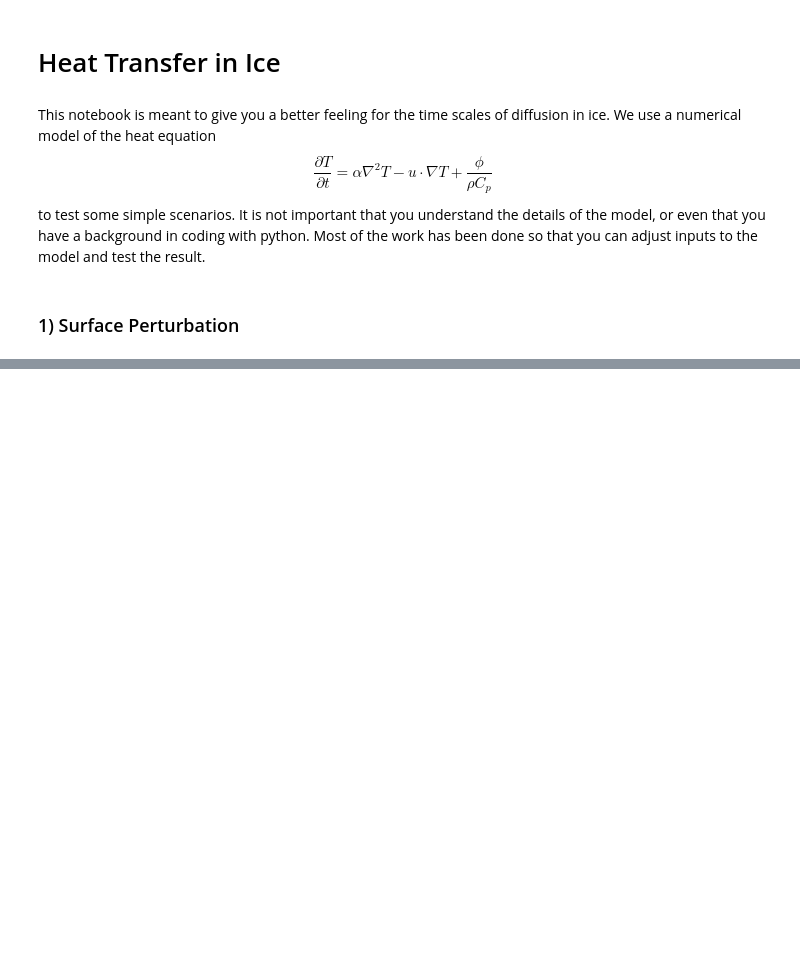
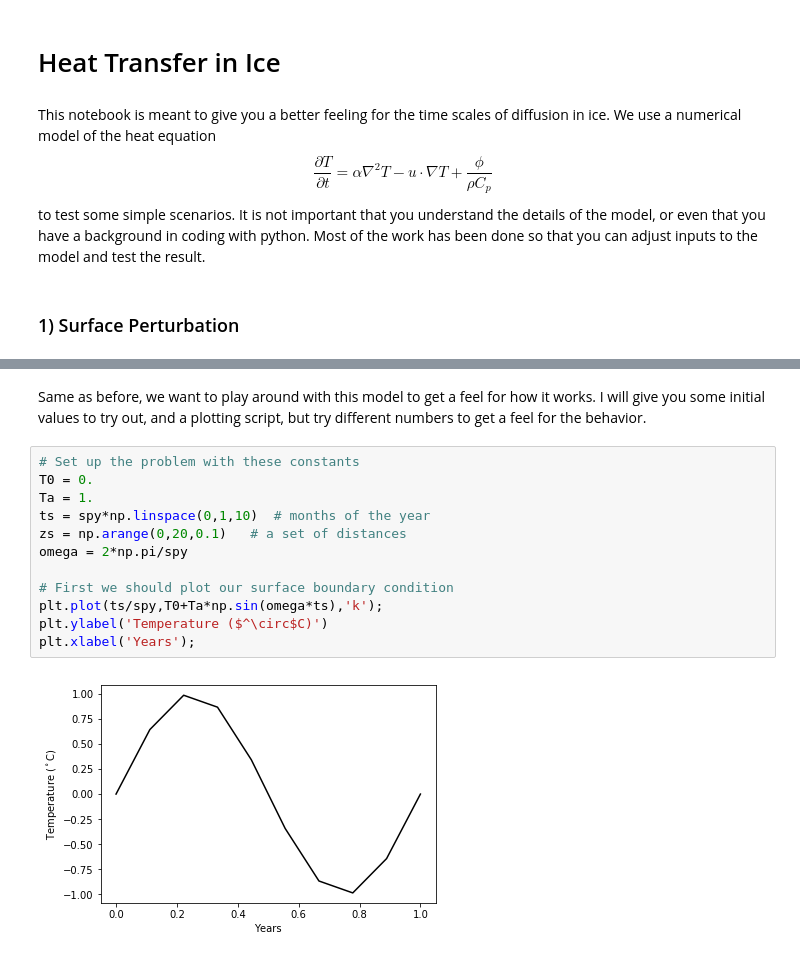
Before and after one commit to benhills/HeatTransfer_Teaching, a Jupyter notebook: HeatTransfer_ESS431.ipynb, the cells around one changed output, grey strips where cells are left out. Cells and saved outputs as stored; diff of their text form; blank space fills up the shorter version.

```diff
--- a/HeatTransfer_ESS431.ipynb
+++ b/HeatTransfer_ESS431.ipynb
@@ -138,0 +71,16 @@ def animate(i,T,ts,zs):
+# %% [markdown]
+Same as before, we want to play around with this model to get a feel for how it works. I will give you some initial values to try out, and a plotting script, but try different numbers to get a feel for the behavior.
+# %%
+# Set up the problem with these constants
+T0 = 0.
+Ta = 1.
+ts = spy*np.linspace(0,1,10)  # months of the year
+zs = np.arange(0,20,0.1)   # a set of distances
+omega = 2*np.pi/spy
+
+# First we should plot our surface boundary condition
+plt.plot(ts/spy,T0+Ta*np.sin(omega*ts),'k');
+plt.ylabel('Temperature ($^\circ$C)')
+plt.xlabel('Years');
+# %% [output]
+[figure, added]
```
Also changed, not shown: parts of 25 cells of this notebook, 1 other file.
